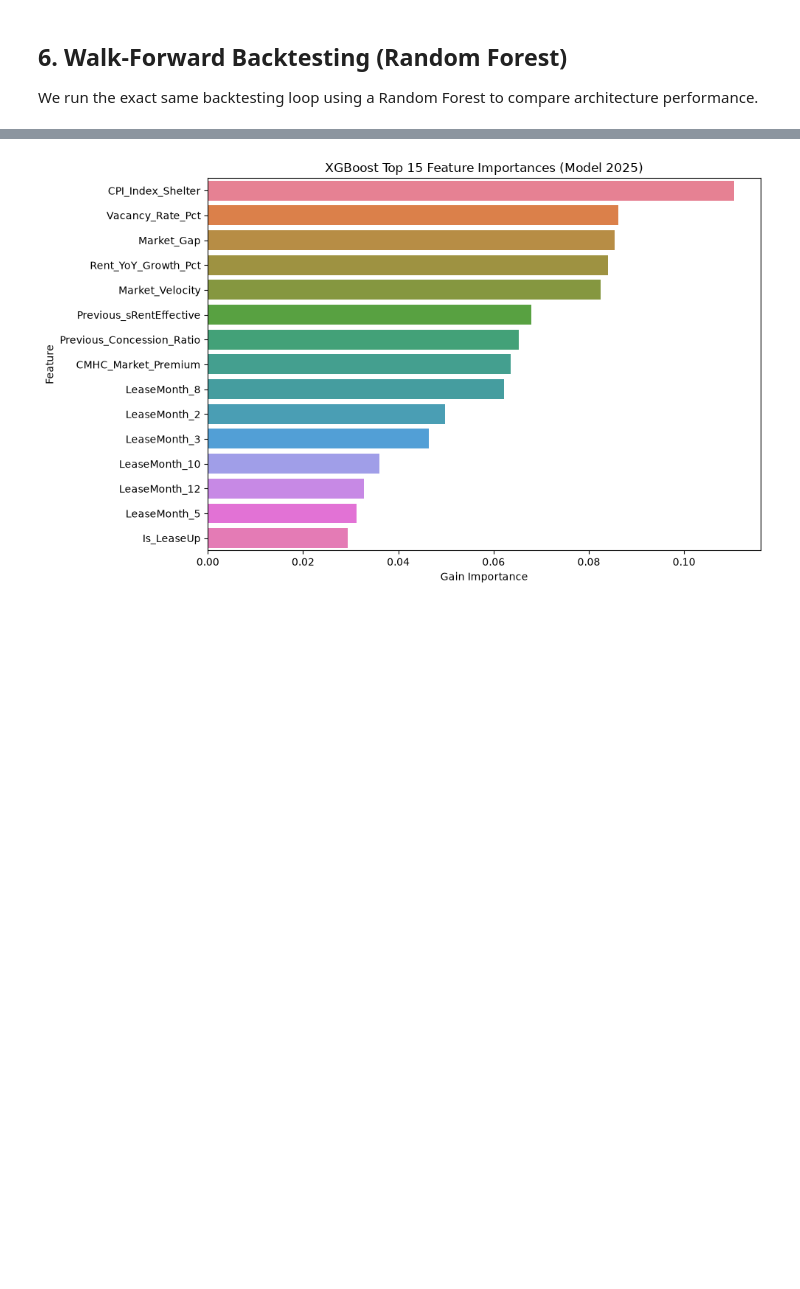
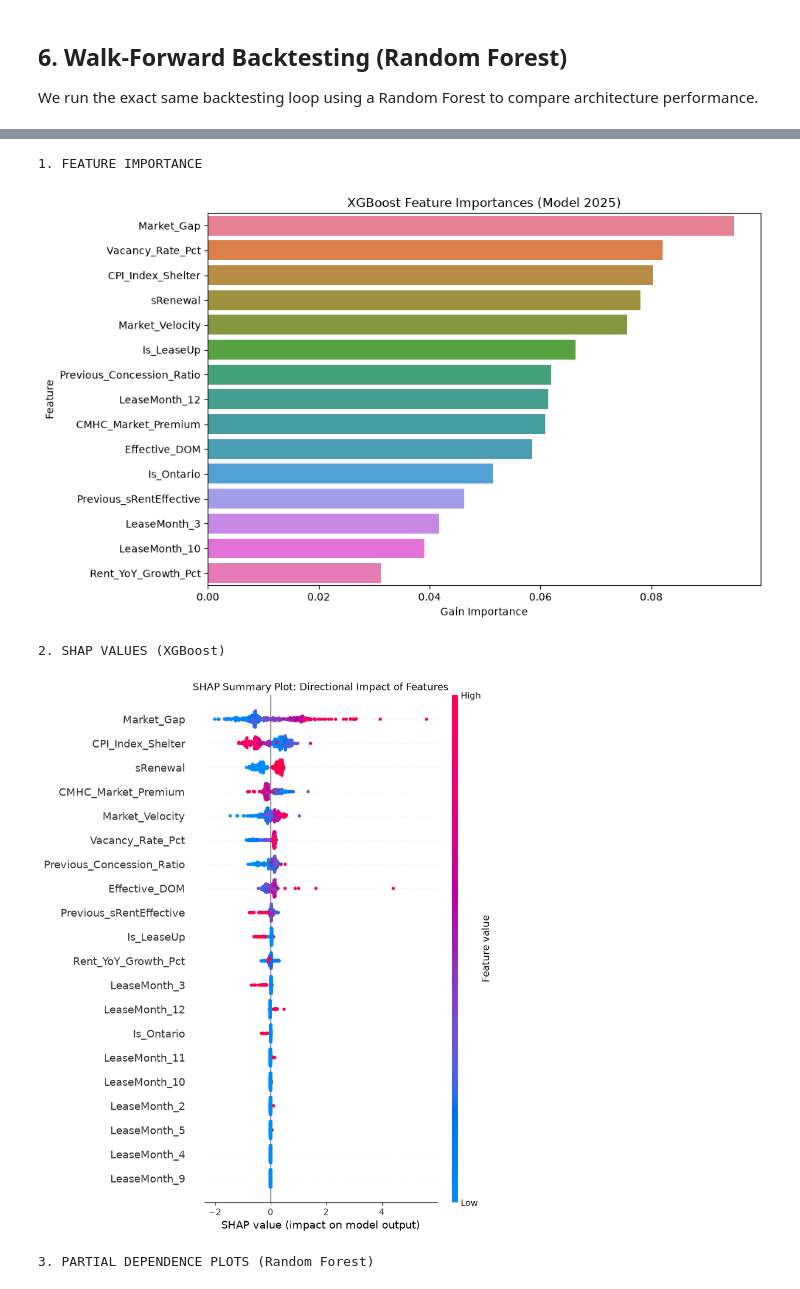
Before and after one commit to Frigonf1/codeml_jadco, a Jupyter notebook: xgboost_backtesting.ipynb, the cells around one changed output, grey strips where cells are left out. Saved outputs shown, nothing was run; the diff lists cells and outputs as text; code cells hidden in the pictures; blank space fills up the shorter version.

Commit message:
final xgboost model

```diff
--- a/xgboost_backtesting.ipynb
+++ b/xgboost_backtesting.ipynb
@@ -185,7 +210,7 @@ merged_df['CMHC_Market_Premium'] = (merged_df['Previous_sRentEffective'] - merge
 merged_df['CMHC_Market_Premium'] = merged_df['CMHC_Market_Premium'].fillna(0)
 
 # 2. CPI Inflation Merge (18-Month Lag)
-cpi_df = pd.read_csv(data_dir + 'external_data/1810000401_databaseLoadingData.csv')
+cpi_df = pd.read_csv(data_dir + 'external_data/cpi_inflation.csv')
 cpi_df = cpi_df[cpi_df['Products and product groups'] == 'Shelter'].copy()
 cpi_df['Date_dt'] = pd.to_datetime(cpi_df['REF_DATE'] + '-01')
 cpi_df = cpi_df.sort_values('Date_dt')
@@ -224,10 +257,12 @@ clean_df['Lease_Year'] = clean_df['sLeaseFrom_dt'].dt.year
 print(f"Original unit-level rows: {len(clean_df)}")
 
 # 2. AGGREGATE TO BUILDING-MONTH LEVEL
-bldg_df = clean_df.groupby(['sBuilding', 'Lease_Year', 'LeaseMonth']).agg(
+bldg_df = clean_df.groupby(['sBuilding', 'Lease_Year', 'LeaseMonth', 'sRenewal']).agg(
     growth_pct=('growth_pct', 'mean'),
     CPI_Index_Shelter=('CPI_Index_Shelter', 'mean'),
     Is_LeaseUp=('Is_LeaseUp', 'max'),
+    Is_Ontario=('Is_Ontario', 'max'),
+    Effective_DOM=('Effective_DOM', 'mean'),
     Market_Gap=('Market_Gap', 'mean'),
     Market_Velocity=('Market_Velocity', 'mean'),
     Vacancy_Rate_Pct=('Vacancy_Rate_Pct', 'mean'),
@@ -245,7 +280,7 @@ print(f"Aggregated Building-Month rows: {len(bldg_df)}")
 # We intentionally drop `sBuilding` to prevent the model from memorizing building names.
 # This forces the model to rely on `Is_LeaseUp` and macro data, allowing it to predict future brand new buildings!
 features = [
-    'Lease_Year', 'LeaseMonth', 'CPI_Index_Shelter', 'Is_LeaseUp',
+    'Lease_Year', 'LeaseMonth', 'sRenewal', 'CPI_Index_Shelter', 'Is_LeaseUp', 'Is_Ontario', 'Effective_DOM',
     'Market_Gap', 'Market_Velocity', 'Vacancy_Rate_Pct',
     'Rent_YoY_Growth_Pct', 'CMHC_Market_Premium',
     'Previous_sRentEffective', 'Previous_Concession_Ratio'
@@ -423,18 +479,43 @@ Finally, we analyze the Feature Importances to verify that the model is making l
 # %%
-# Feature Importance (using the XGBoost model from the final year)
+import shap
+from sklearn.inspection import PartialDependenceDisplay
+
 last_year = target_years[-1]
 final_model = models[last_year]
 
+print("1. FEATURE IMPORTANCE")
 imp_df = pd.DataFrame({
     'Feature': X.drop(columns=['Lease_Year']).columns,
     'Importance': final_model.feature_importances_
 }).sort_values('Importance', ascending=False).head(15)
 
 plt.figure(figsize=(10, 6))
 sns.barplot(data=imp_df, x='Importance', y='Feature', hue='Feature', legend=False)
-plt.title(f'XGBoost Top 15 Feature Importances (Model {last_year})')
+plt.title(f'XGBoost Feature Importances (Model {last_year})')
 plt.xlabel('Gain Importance')
 plt.tight_layout()
 plt.show()
+
+print("\n2. SHAP VALUES (XGBoost)")
+# SHAP shows exactly how much each feature moved the prediction for individual buildings
+explainer = shap.TreeExplainer(final_model)
+shap_values = explainer(X_train)
+shap.summary_plot(shap_values, X_train, plot_type="dot", show=False)
+plt.title('SHAP Summary Plot: Directional Impact of Features')
+plt.show()
+
+print("\n3. PARTIAL DEPENDENCE PLOTS (Random Forest)")
+# PDPs isolate a feature to show how the model reacts as that feature scales up or down
+rf_final = rf_models[last_year]
+features_to_plot = ['CPI_Index_Shelter', 'sRenewal', 'Effective_DOM']
+fig, ax = plt.subplots(figsize=(15, 5))
+PartialDependenceDisplay.from_estimator(rf_final, X_train, features_to_plot, ax=ax)
+plt.suptitle('Partial Dependence: How specific metrics isolate and affect Rent Growth')
+plt.tight_layout()
+plt.show()
 # %% [output]
+1. FEATURE IMPORTANCE
-[figure, old version]
+[figure, new version]
+2. SHAP VALUES (XGBoost)
+[figure, added]
+3. PARTIAL DEPENDENCE PLOTS (Random Forest)
```
Also changed, not shown: parts of 11 cells of this notebook.
